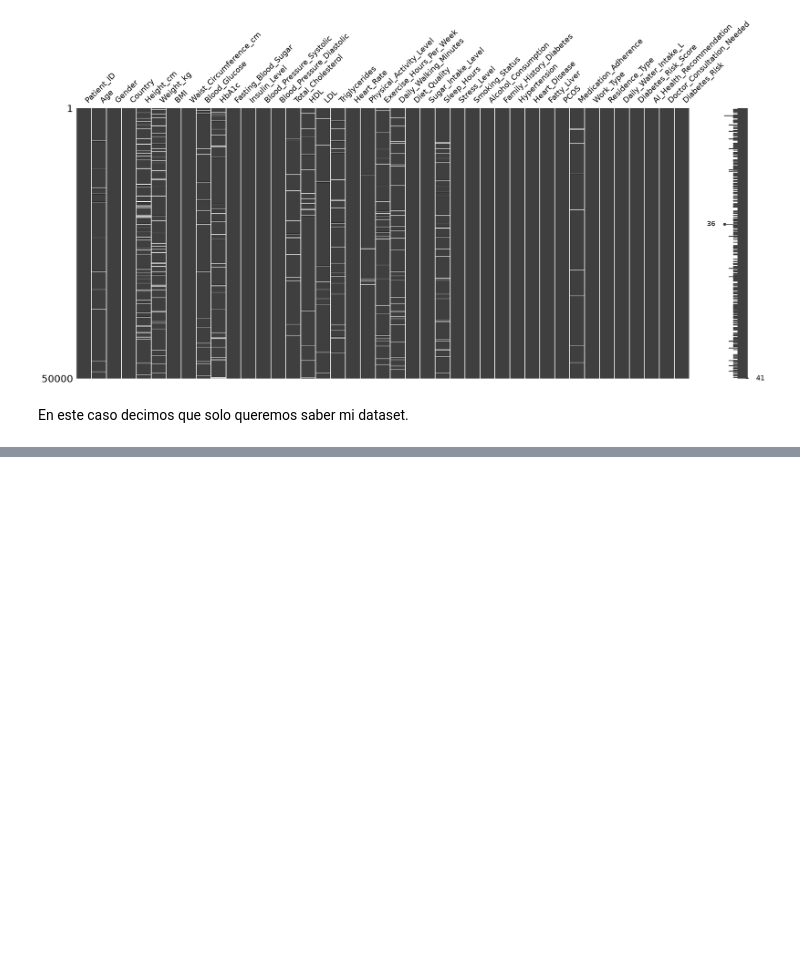
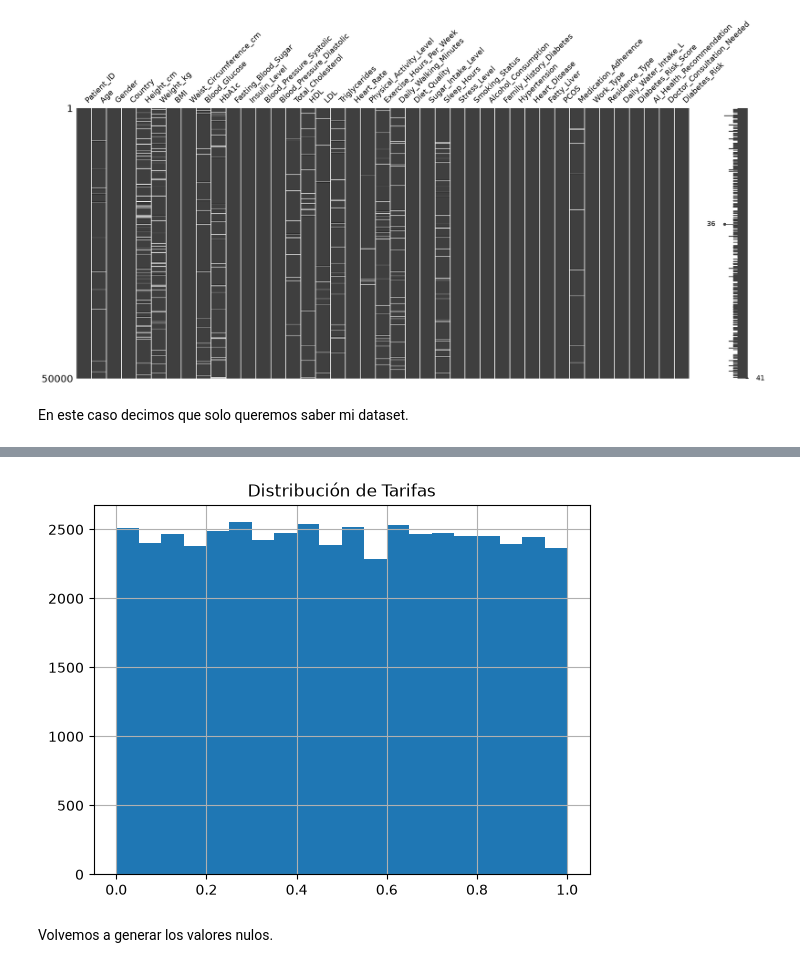
Before and after one commit to hernandezjimmy270-prog/Clase_IARMA-3, a Jupyter notebook: clase.ipynb, the cells around one changed output, grey strips where cells are left out. Cells and saved outputs as stored; diff of their text form; code cells hidden in the pictures; blank space fills up the shorter version.

```diff
--- a/clase.ipynb
+++ b/clase.ipynb
@@ -126,0 +300,9 @@ df[df["Patient_ID"]=="Country"]
+# %%
+df["HDL"].hist(
+    bins=20
+)
+
+plt.title("Distribución de Tarifas")
+plt.show()
+# %% [output]
+[figure, added]
@@ -126,0 +318,2 @@ df[df["Patient_ID"]=="Country"]
+# %% [markdown]
+Volvemos a generar los valores nulos.
```
Also changed, not shown: parts of 22 cells of this notebook.
